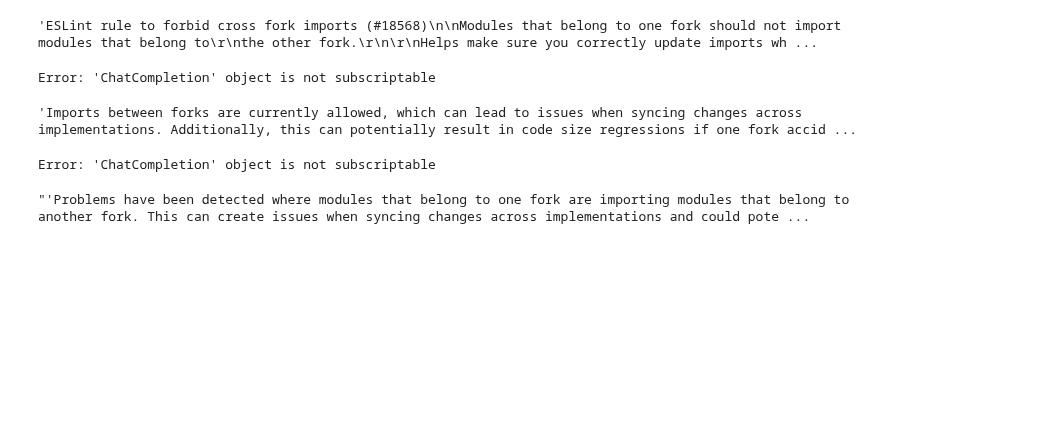
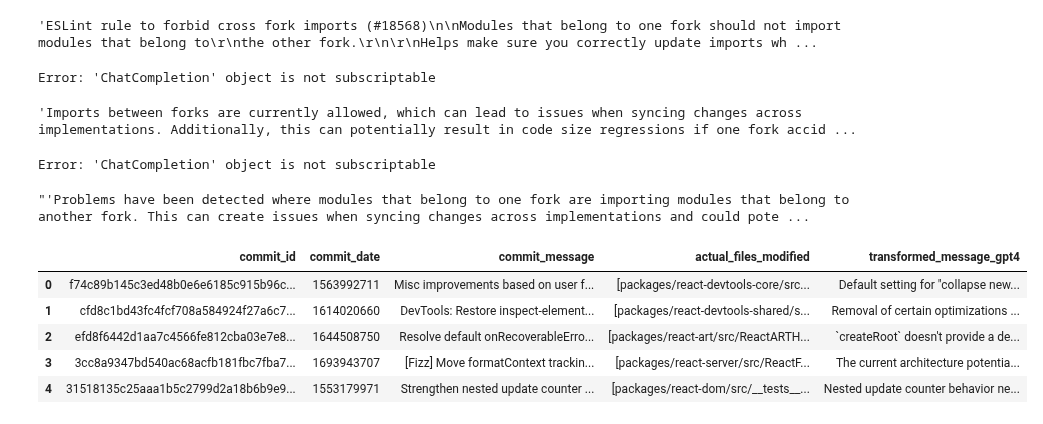
Before and after one commit to Siddharth-Gandhi/ds, a Jupyter notebook: notebooks/openai.ipynb, the cells around one changed output. Cells and saved outputs as stored; diff of their text form; code cells hidden in the pictures; blank space fills up the shorter version.

Commit message:
add v2 gold

```diff
--- a/notebooks/openai.ipynb
+++ b/notebooks/openai.ipynb
@@ -254,0 +258,12 @@ response2.choices[0].message.content
+# %%
+df = pd.read_parquet('../gold/facebook_react/v2_facebook_react_gp4_gold.parquet')
+repo_name = 'facebook_react'
+# %%
+df.head()
+# %% [output]
+|  | commit_id | commit_date | commit_message | actual_files_modified | transformed_message_gpt4 |
+| 0 | f74c89b145c3ed48b0e6e6185c915b96c... | 1563992711 | Misc improvements based on user f... | [packages/react-devtools-core/src... | Default setting for "collapse new... |
+| 1 | cfd8c1bd43fc4fcf708a584924f27a6c7... | 1614020660 | DevTools: Restore inspect-element... | [packages/react-devtools-shared/s... | Removal of certain optimizations ... |
+| 2 | efd8f6442d1aa7c4566fe812cba03e7e8... | 1644508750 | Resolve default onRecoverableErro... | [packages/react-art/src/ReactARTH... | `createRoot` doesn't provide a de... |
+| 3 | 3cc8a9347bd540ac68acfb181fbc7fba7... | 1693943707 | [Fizz] Move formatContext trackin... | [packages/react-server/src/ReactF... | The current architecture potentia... |
+| 4 | 31518135c25aaa1b5c2799d2a18b6b9e9... | 1553179971 | Strengthen nested update counter ... | [packages/react-dom/src/__tests__... | Nested update counter behavior ne... |
```
Also changed, not shown: parts of 3 cells of this notebook, 13 other files.
